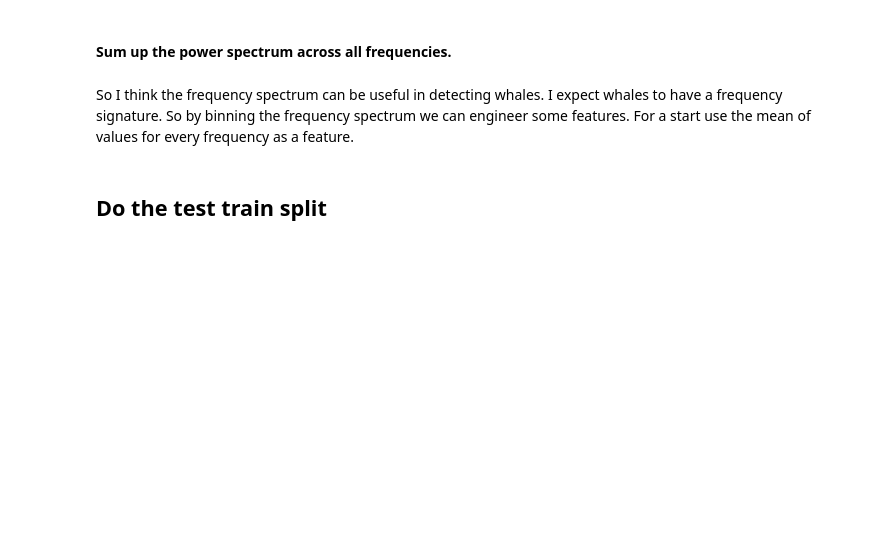
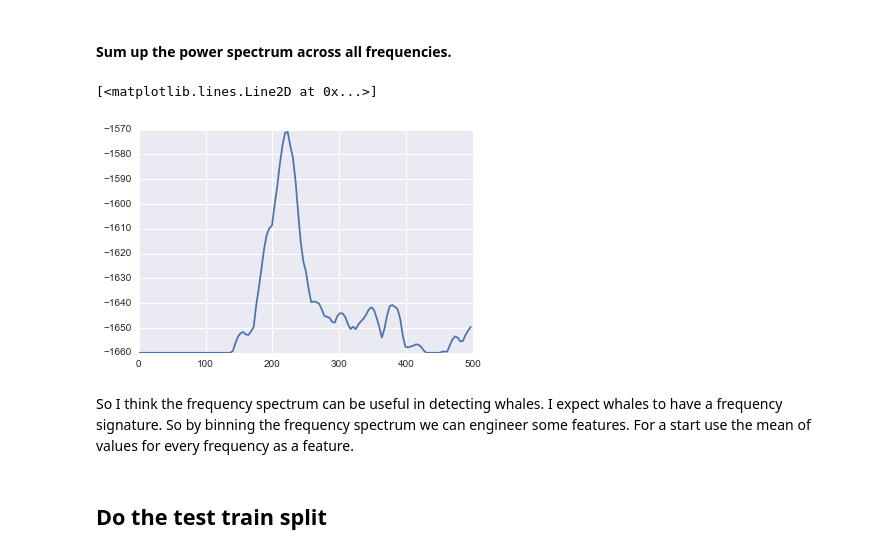
Before and after one commit to richkylet/kaggleContests, a Jupyter notebook: whale_sounds/WhaleSounds.ipynb, the cells around one changed output. Drawn from its saved outputs; the diff is of its cells as text; code cells hidden in the pictures; blank space fills up the shorter version.

```diff
--- a/whale_sounds/WhaleSounds.ipynb
+++ b/whale_sounds/WhaleSounds.ipynb
@@ -111,7 +109,10 @@ Sxx.shape
 # %% [markdown]
 #### Sum up the power spectrum across all frequencies.
 # %%
-plt.plot(f, np.sum(Sxx, axis = 1))
+plt.plot(f[:128], np.sum(Sxx[:128,:], axis = 1))
+# %% [output]
+[<matplotlib.lines.Line2D at 0x...>]
+[figure, added]
 # %% [markdown]
 So I think the frequency spectrum can be useful in detecting whales. I expect whales to have a frequency signature. So by binning the frequency spectrum we can engineer some features. For a start use the mean of values for every frequency as a feature.
 # %% [markdown]
```
Also changed, not shown: parts of 8 cells of this notebook.
